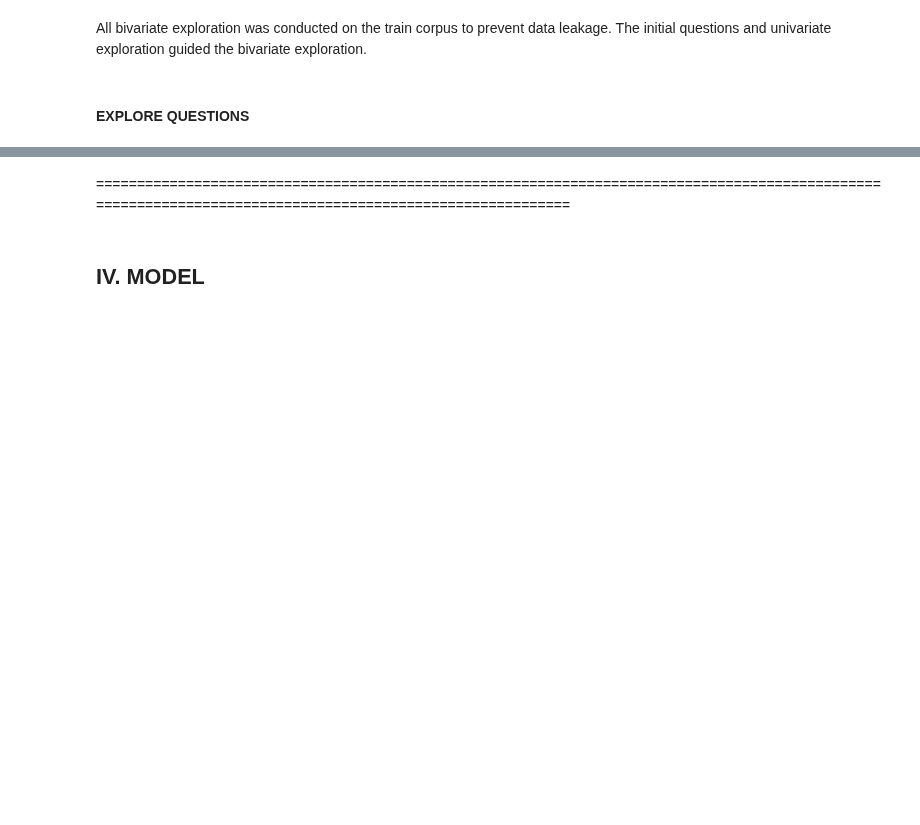
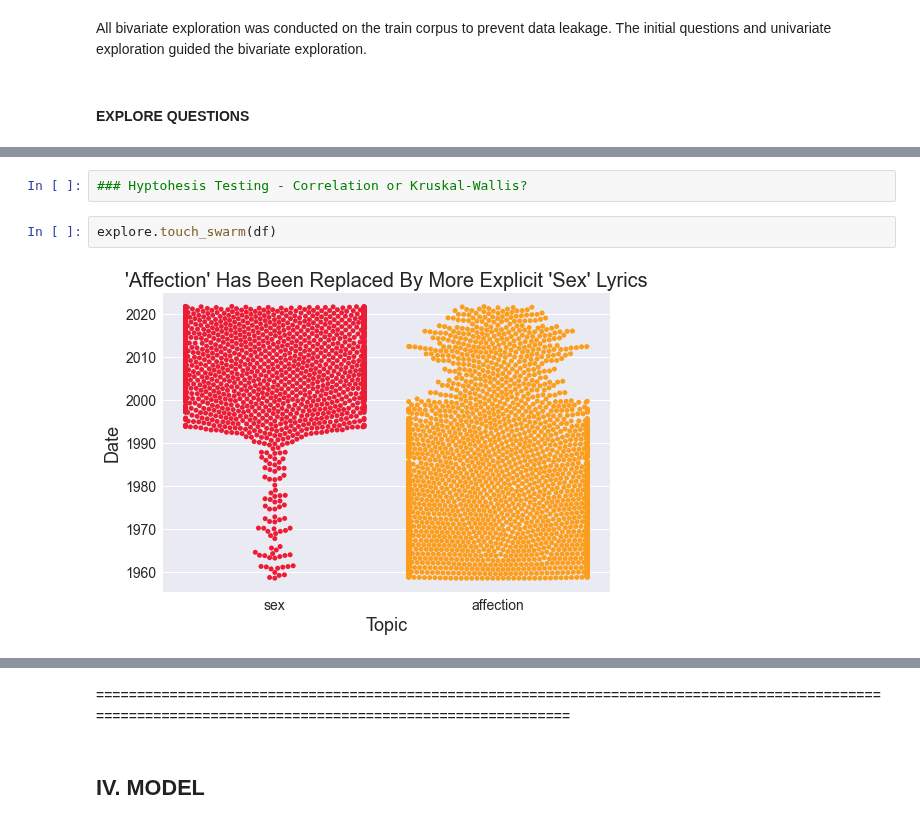
Before and after one commit to CBRJ-Lyrical-Metrics/lyrical-evolution-capstone, a Jupyter notebook: Final/final_report.ipynb, the cells around one changed output, grey strips where cells are left out. Saved outputs shown, nothing was run; the diff lists cells and outputs as text; blank space fills up the shorter version.

```diff
--- a/Final/final_report.ipynb
+++ b/Final/final_report.ipynb
@@ -244,0 +276,6 @@ All bivariate exploration was conducted on the train corpus to prevent data leak
+# %%
+### Hyptohesis Testing - Correlation or Kruskal-Wallis?
+# %%
+explore.touch_swarm(df)
+# %% [output]
+[figure, added]
```
Also changed, not shown: parts of 30 cells of this notebook, 5 other files.
